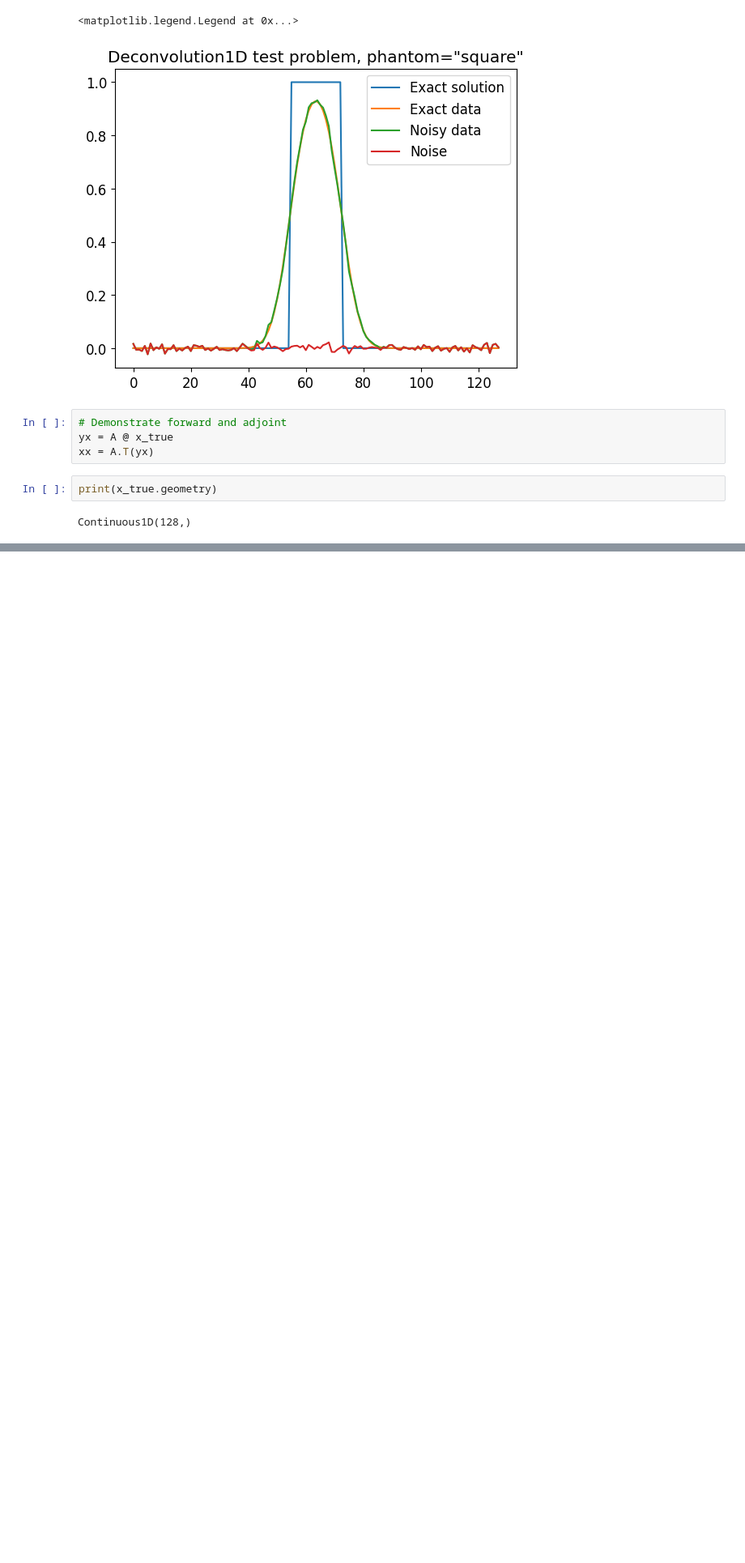
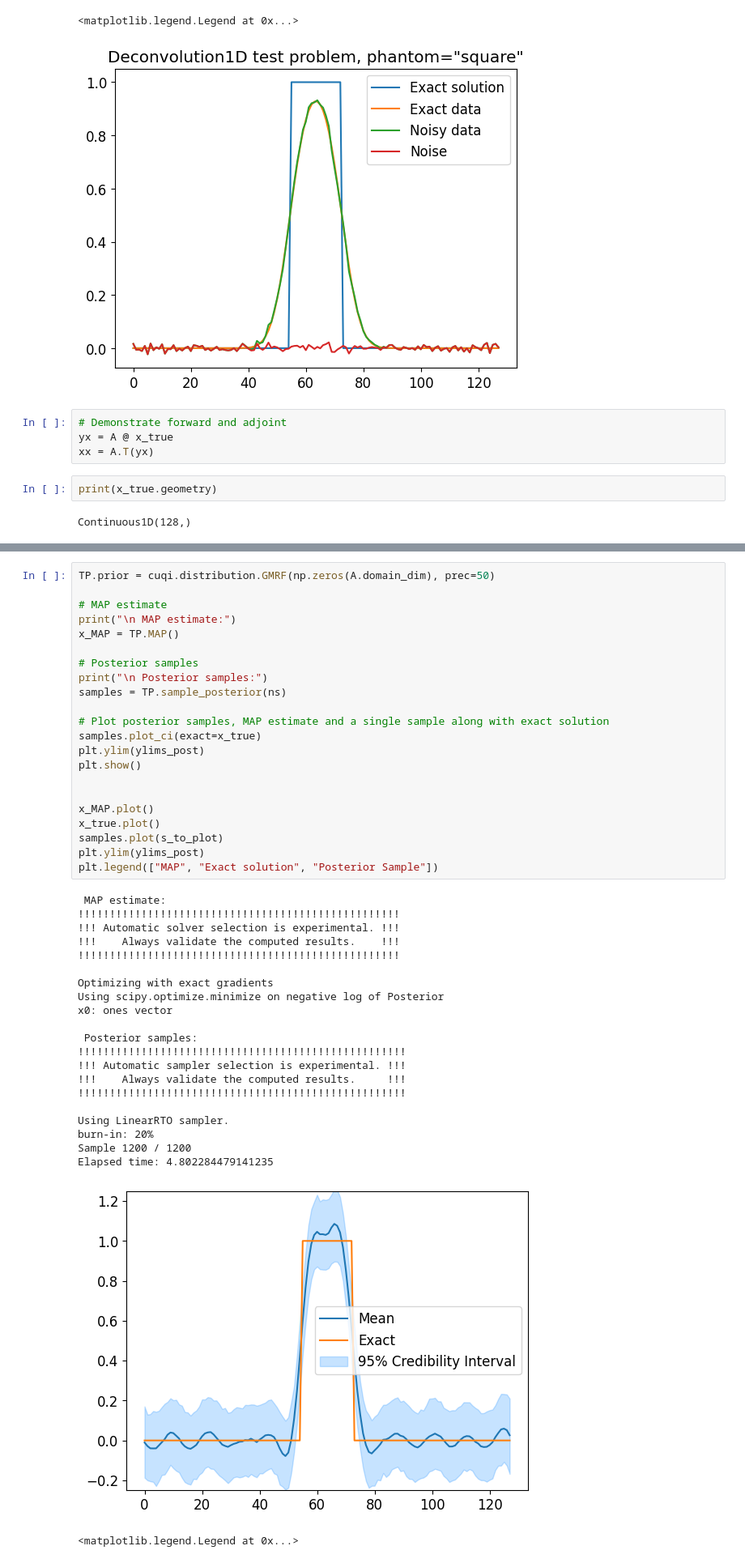
Before and after one commit to CUQI-DTU/Paper-CUQIpy-1-Core, a Jupyter notebook: deconvolution1D/paper1_deconv1D_square.ipynb, the cells around one changed output, grey strips where cells are left out. Shown: that part at 81% size. Drawn from its saved outputs; the diff is of its cells as text; blank space fills up the shorter version.

```diff
--- a/deconvolution1D/paper1_deconv1D_square.ipynb
+++ b/deconvolution1D/paper1_deconv1D_square.ipynb
@@ -118,3 +118,48 @@ Elapsed time: 0.10777592658996582
 [figure]
 <matplotlib.legend.Legend at 0x...>
 [figure]
+# %%
+TP.prior = cuqi.distribution.GMRF(np.zeros(A.domain_dim), prec=50)
+
+# MAP estimate
+print("\n MAP estimate:")
+x_MAP = TP.MAP()
+
+# Posterior samples
+print("\n Posterior samples:")
+samples = TP.sample_posterior(ns)
+
+# Plot posterior samples, MAP estimate and a single sample along with exact solution
+samples.plot_ci(exact=x_true)
+plt.ylim(ylims_post)
+plt.show()
+
+
+x_MAP.plot()
+x_true.plot()
+samples.plot(s_to_plot)
+plt.ylim(ylims_post)
+plt.legend(["MAP", "Exact solution", "Posterior Sample"])
+# %% [output]
+ MAP estimate:
+!!!!!!!!!!!!!!!!!!!!!!!!!!!!!!!!!!!!!!!!!!!!!!!!!!!
+!!! Automatic solver selection is experimental. !!!
+!!!    Always validate the computed results.    !!!
+!!!!!!!!!!!!!!!!!!!!!!!!!!!!!!!!!!!!!!!!!!!!!!!!!!!
+
+Optimizing with exact gradients
+Using scipy.optimize.minimize on negative log of Posterior
+x0: ones vector
+
+ Posterior samples:
+!!!!!!!!!!!!!!!!!!!!!!!!!!!!!!!!!!!!!!!!!!!!!!!!!!!!
+!!! Automatic sampler selection is experimental. !!!
+!!!    Always validate the computed results.     !!!
+!!!!!!!!!!!!!!!!!!!!!!!!!!!!!!!!!!!!!!!!!!!!!!!!!!!!
+
+Using LinearRTO sampler.
+burn-in: 20%
+Sample 1200 / 1200
+Elapsed time: 4.802284479141235
+[figure, added]
+<matplotlib.legend.Legend at 0x...>
```
Also changed, not shown: parts of 4 cells of this notebook.
